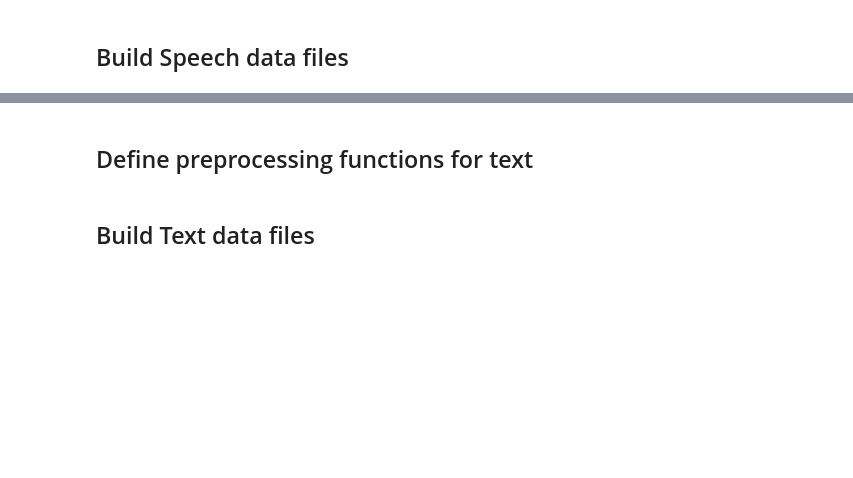
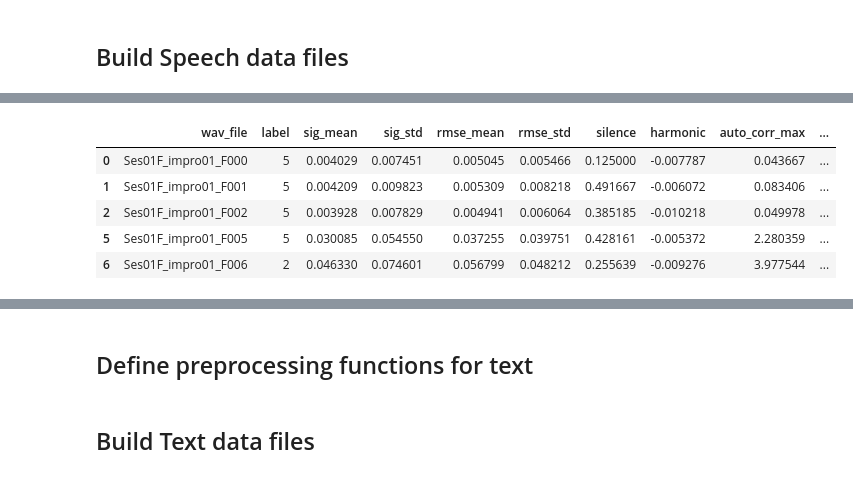
Before and after one commit to Aqsari/multimodal-speech-emotion-recognition, a Jupyter notebook: 4_prepare_data.ipynb, the cells around one changed output, grey strips where cells are left out. Saved outputs shown, nothing was run; the diff lists cells and outputs as text; code cells hidden in the pictures; blank space fills up the shorter version.

```diff
--- a/4_prepare_data.ipynb
+++ b/4_prepare_data.ipynb
@@ -58,0 +64,9 @@ df.to_csv('data/modified_df.csv')
+# %%
+df.head()
+# %% [output]
+|  | wav_file | label | sig_mean | sig_std | rmse_mean | rmse_std | silence | harmonic | auto_corr_max | ... |
+| 0 | Ses01F_impro01_F000 | 5 | 0.004029 | 0.007451 | 0.005045 | 0.005466 | 0.125000 | -0.007787 | 0.043667 | ... |
+| 1 | Ses01F_impro01_F001 | 5 | 0.004209 | 0.009823 | 0.005309 | 0.008218 | 0.491667 | -0.006072 | 0.083406 | ... |
+| 2 | Ses01F_impro01_F002 | 5 | 0.003928 | 0.007829 | 0.004941 | 0.006064 | 0.385185 | -0.010218 | 0.049978 | ... |
+| 5 | Ses01F_impro01_F005 | 5 | 0.030085 | 0.054550 | 0.037255 | 0.039751 | 0.428161 | -0.005372 | 2.280359 | ... |
+| 6 | Ses01F_impro01_F006 | 2 | 0.046330 | 0.074601 | 0.056799 | 0.048212 | 0.255639 | -0.009276 | 3.977544 | ... |
```
Also changed, not shown: parts of 9 cells of this notebook, 5 other files.
